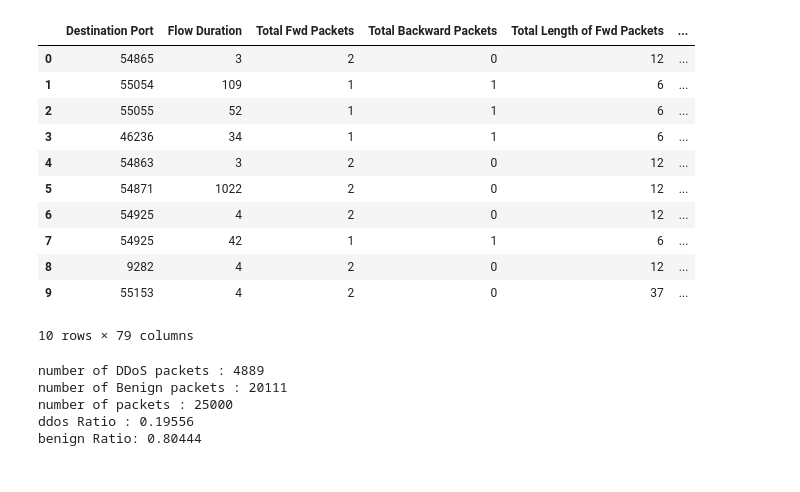
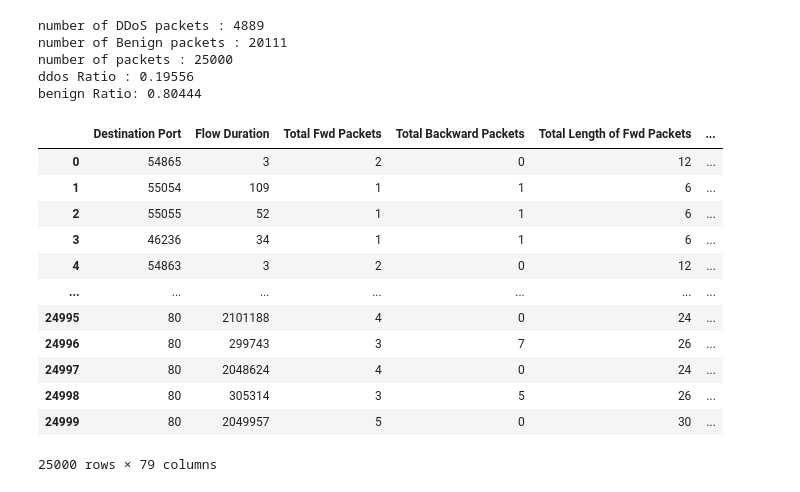
Before and after one commit to batuhanduyuler01/matrix_profile_ddos, a Jupyter notebook: matrix_profile.ipynb, the cells around one changed output. Cells and saved outputs as stored; diff of their text form; code cells hidden in the pictures.

```diff
--- a/matrix_profile.ipynb
+++ b/matrix_profile.ipynb
@@ -4,21 +4,8 @@ import numpy as np
 import pandas as pd
 import matrixprofile as mp
 # %%
-dataset = pd.read_csv('../verisetleri/Friday-WorkingHours-Afternoon-DDos.pcap_ISCX.csv')
-dataset.head(10)
+datasetFriday = pd.read_csv('../verisetleri/Friday-WorkingHours-Afternoon-DDos.pcap_ISCX.csv')
+datasetMonday = pd.read_csv('../verisetleri/Monday-WorkingHours.pcap_ISCX.csv')
-# %% [output]
-|  | Destination Port | Flow Duration | Total Fwd Packets | Total Backward Packets | Total Length of Fwd Packets | ... |
-| 0 | 54865 | 3 | 2 | 0 | 12 | ... |
-| 1 | 55054 | 109 | 1 | 1 | 6 | ... |
-| 2 | 55055 | 52 | 1 | 1 | 6 | ... |
-| 3 | 46236 | 34 | 1 | 1 | 6 | ... |
-| 4 | 54863 | 3 | 2 | 0 | 12 | ... |
-| 5 | 54871 | 1022 | 2 | 0 | 12 | ... |
-| 6 | 54925 | 4 | 2 | 0 | 12 | ... |
-| 7 | 54925 | 42 | 1 | 1 | 6 | ... |
-| 8 | 9282 | 4 | 2 | 0 | 12 | ... |
-| 9 | 55153 | 4 | 2 | 0 | 37 | ... |
-10 rows × 79 columns
 # %%
 import random
 def randomize_packets(sampleNumber : int, dataset : pd.DataFrame)->pd.DataFrame :
@@ -56,3 +43,19 @@ number of Benign packets : 20111
 number of packets : 25000
 ddos Ratio : 0.19556
 benign Ratio: 0.80444
+# %%
+workerData
+# %% [output]
+|  | Destination Port | Flow Duration | Total Fwd Packets | Total Backward Packets | Total Length of Fwd Packets | ... |
+| 0 | 54865 | 3 | 2 | 0 | 12 | ... |
+| 1 | 55054 | 109 | 1 | 1 | 6 | ... |
+| 2 | 55055 | 52 | 1 | 1 | 6 | ... |
+| 3 | 46236 | 34 | 1 | 1 | 6 | ... |
+| 4 | 54863 | 3 | 2 | 0 | 12 | ... |
+| ... | ... | ... | ... | ... | ... | ... |
+| 24995 | 80 | 2101188 | 4 | 0 | 24 | ... |
+| 24996 | 80 | 299743 | 3 | 7 | 26 | ... |
+| 24997 | 80 | 2048624 | 4 | 0 | 24 | ... |
+| 24998 | 80 | 305314 | 3 | 5 | 26 | ... |
+| 24999 | 80 | 2049957 | 5 | 0 | 30 | ... |
+25000 rows × 79 columns
```
Also changed, not shown: parts of 6 cells of this notebook.
